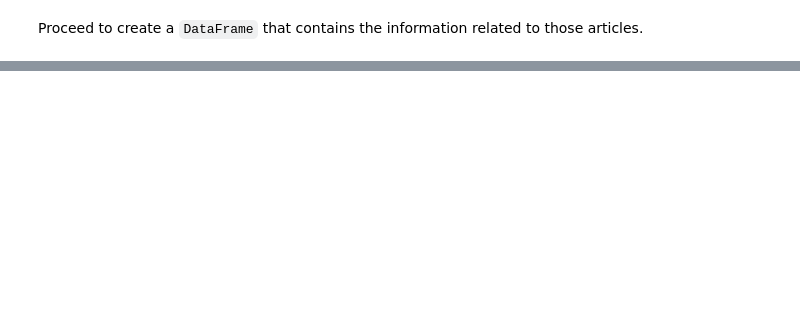
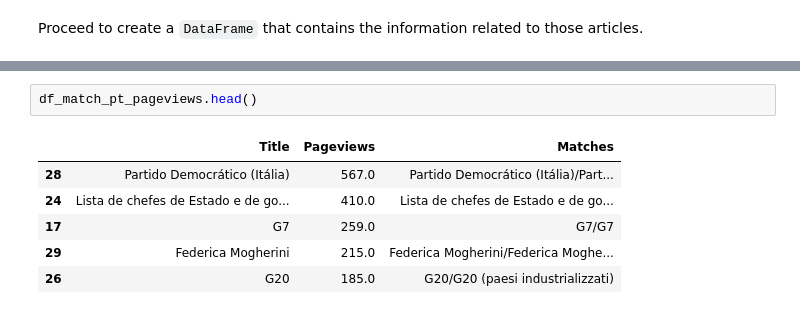
Before and after one commit to CriMenghini/Wikipedia, a Jupyter notebook: Mention/Mention_draft.ipynb, the cells around one changed output, grey strips where cells are left out. Drawn from its saved outputs; the diff is of its cells as text; blank space fills up the shorter version.

```diff
--- a/Mention/Mention_draft.ipynb
+++ b/Mention/Mention_draft.ipynb
@@ -265,0 +354,9 @@ Join the two `DataFrames`
+# %%
+df_match_pt_pageviews.head()
+# %% [output]
+|  | Title | Pageviews | Matches |
+| 28 | Partido Democrático (Itália) | 567.0 | Partido Democrático (Itália)/Part... |
+| 24 | Lista de chefes de Estado e de go... | 410.0 | Lista de chefes de Estado e de go... |
+| 17 | G7 | 259.0 | G7/G7 |
+| 29 | Federica Mogherini | 215.0 | Federica Mogherini/Federica Moghe... |
+| 26 | G20 | 185.0 | G20/G20 (paesi industrializzati) |
```
Also changed, not shown: parts of 36 cells of this notebook, 2 other files.
